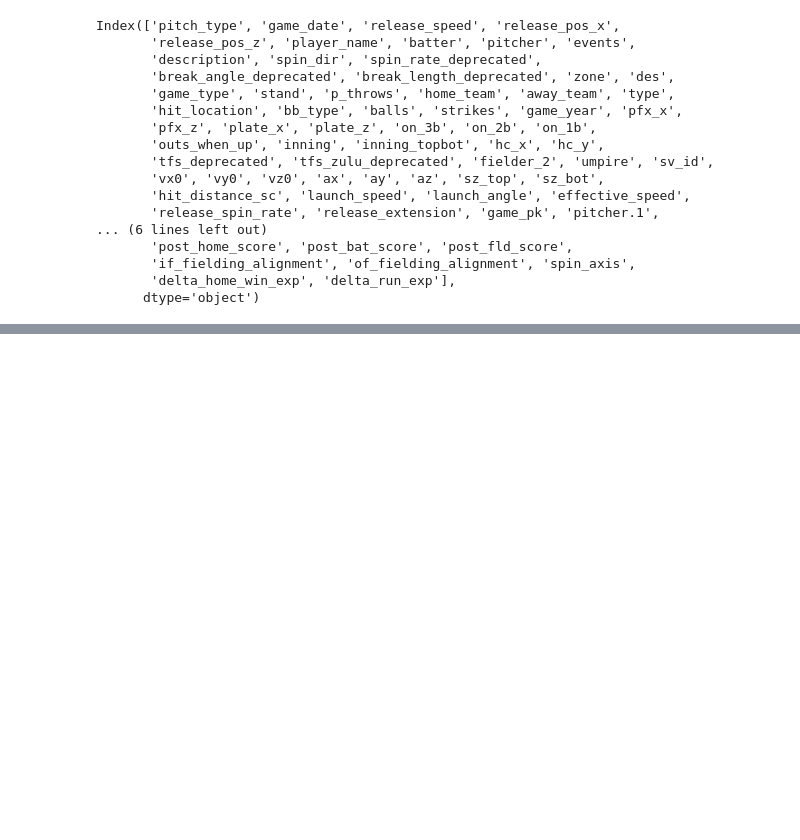
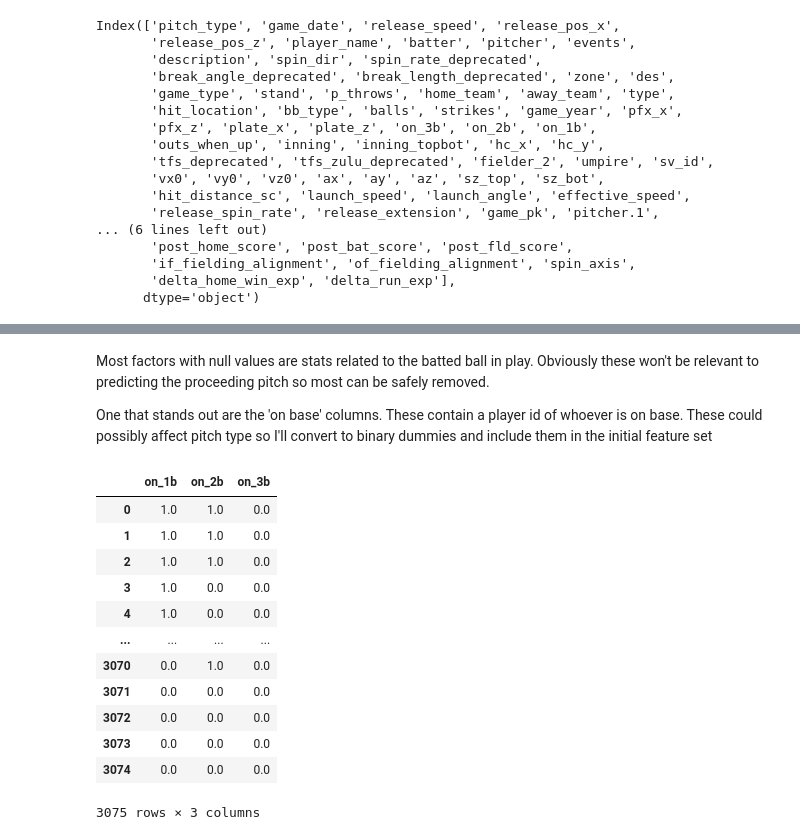
Before and after one commit to Stonec823/MLB-Pitch-Prediction, a Jupyter notebook: notebooks/pybaseball.ipynb, the cells around one changed output, grey strips where cells are left out. Cells and saved outputs as stored; diff of their text form; code cells hidden in the pictures; blank space fills up the shorter version.

```diff
--- a/notebooks/pybaseball.ipynb
+++ b/notebooks/pybaseball.ipynb
@@ -53,0 +77,33 @@ This table contains some factors that I assume will be key in predicting pitch t
+# %% [markdown]
+Most factors with null values are stats related to the batted ball in play. Obviously these won't be relevant to predicting the proceeding pitch so most can be safely removed.
+
+One that stands out are the 'on base' columns. These contain a player id of whoever is on base. These could possibly affect pitch type so I'll convert to binary dummies and include them in the initial feature set
+# %%
+#initializg a list of factors to possibly be trimmed
+missing_list = missing['index'].to_list()
+
+
+#These conatin player id's for whoever is on base. I'll replace with binary variables
+
+cols1 = ['on_1b', 'on_2b', 'on_3b']
+
+for i in cols1:
+    df[i] = df[i].fillna(0)
+    df[i] = np.where(df[i]>1, 1, df[i])
+
+
+df[cols1]
+# %% [output]
+|  | on_1b | on_2b | on_3b |
+| 0 | 1.0 | 1.0 | 0.0 |
+| 1 | 1.0 | 1.0 | 0.0 |
+| 2 | 1.0 | 1.0 | 0.0 |
+| 3 | 1.0 | 0.0 | 0.0 |
+| 4 | 1.0 | 0.0 | 0.0 |
+| ... | ... | ... | ... |
+| 3070 | 0.0 | 1.0 | 0.0 |
+| 3071 | 0.0 | 0.0 | 0.0 |
+| 3072 | 0.0 | 0.0 | 0.0 |
+| 3073 | 0.0 | 0.0 | 0.0 |
+| 3074 | 0.0 | 0.0 | 0.0 |
+3075 rows × 3 columns
```
Also changed, not shown: parts of 6 cells of this notebook.
